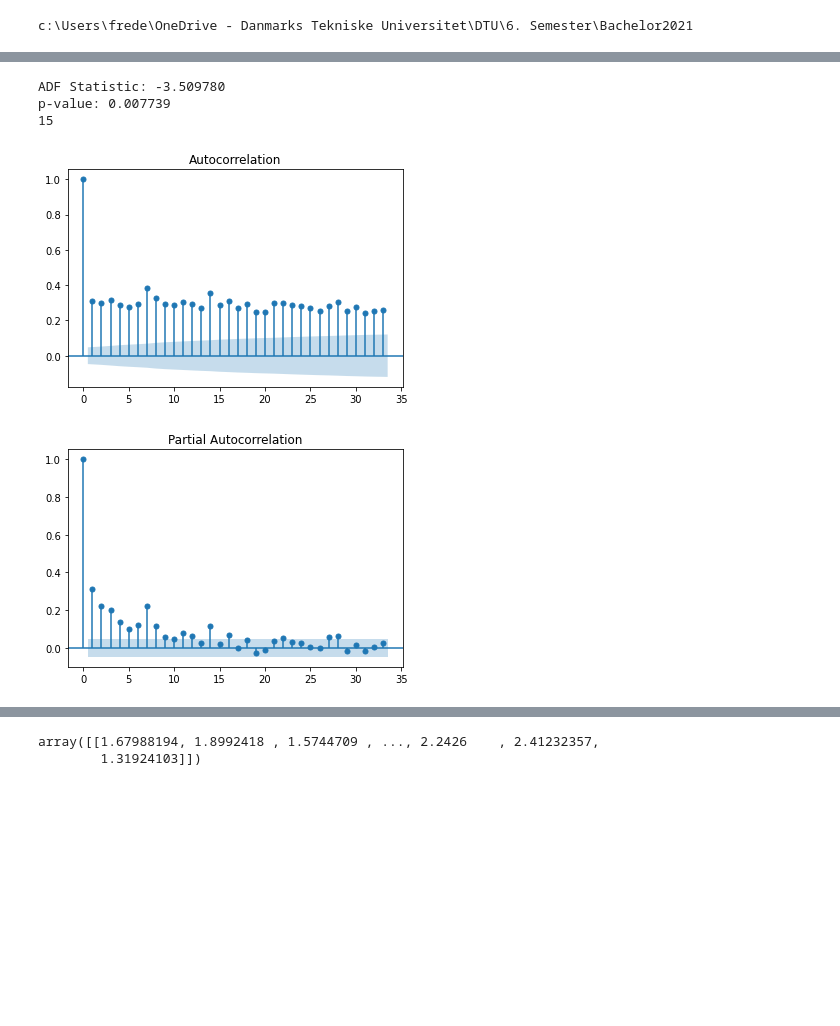
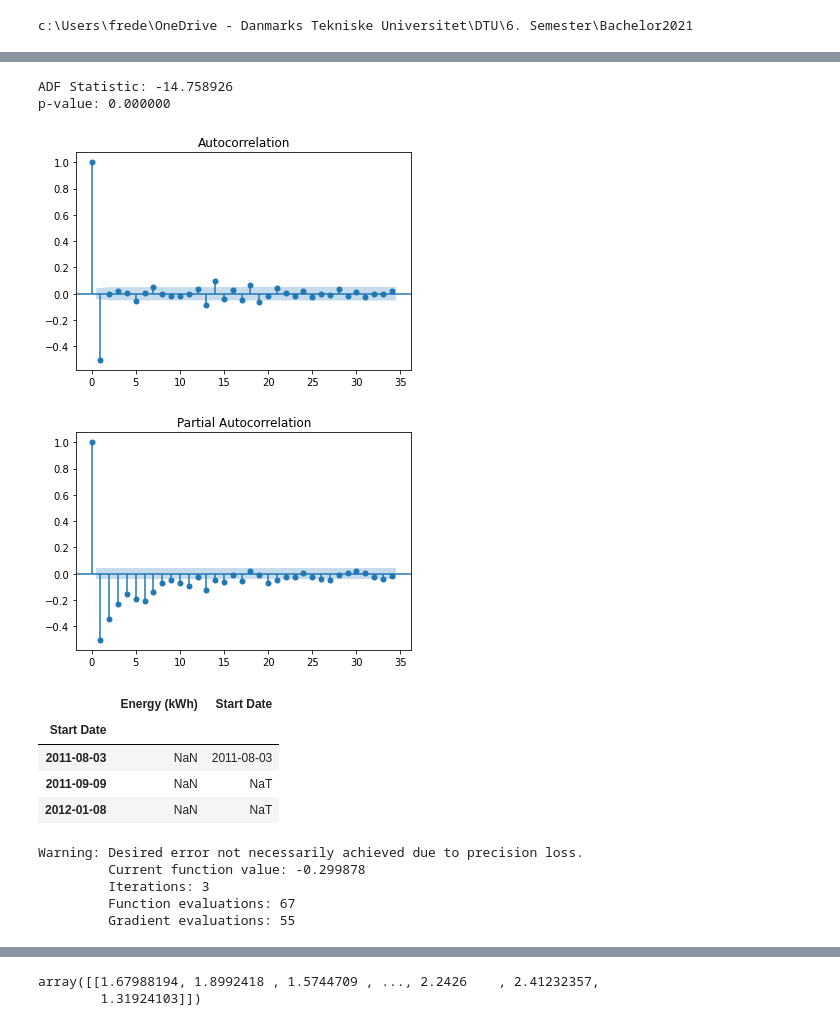
Before and after one commit to Jungar111/Bachelor2021, a Jupyter notebook: Modelling/ArimaTest.ipynb, the cells around one changed output, grey strips where cells are left out. Saved outputs shown, nothing was run; the diff lists cells and outputs as text; code cells hidden in the pictures; blank space fills up the shorter version.

Commit message:
Arima test

```diff
--- a/Modelling/ArimaTest.ipynb
+++ b/Modelling/ArimaTest.ipynb
@@ -25,3 +26,19 @@ X = df[['Energy (kWh)_lag1', 'Energy (kWh)_lag2',
        'Energy (kWh)_lag3', 'Energy (kWh)_lag4', 'Energy (kWh)_lag5']]
 y = df[["Energy (kWh)","Start Date"]]
 X_train, X_test, y_train, y_test = train_test_split(X, y, test_size=0.25, random_state=42, shuffle=False)
+# %%
+y_test['Energy (kWh)'] = np.log(y_test['Energy (kWh)'])
+y_test['Energy (kWh)'] = y_test['Energy (kWh)'].diff().dropna()
+
+
+y_train['Energy (kWh)'] = np.log(y_train['Energy (kWh)'])
+y_train['Energy (kWh)'] = y_train['Energy (kWh)'].diff().dropna()
+
+y_train = y_train.set_index("Start Date",drop=False)
+y_test = y_test.set_index("Start Date",drop=False)
+
+
+
+
+#y_test.index = y_test.index.to_period('D')
+#y_train.index = y_train.index.to_period('D')
@@ -31,10 +89,14 @@ y_test = y_test.drop(columns="Start Date")
 y_train.index=y_train["Start Date"]
 y_train = y_train.drop(columns="Start Date")
 # %%
+y_test['Energy (kWh)'] = np.log(y_test['Energy (kWh)'])
+y_test['Energy (kWh)'] = y_test['Energy (kWh)'].diff().dropna()
 y_test.index=y_test["Start Date"]
 y_test.index = y_test.index.to_period('D')
-y_test = y_test.drop(columns="Start Date")
+#y_test = y_test.drop(columns="Start Date")
 
+y_train['Energy (kWh)'] = np.log(y_train['Energy (kWh)'])
+y_train['Energy (kWh)'] = y_train['Energy (kWh)'].diff().dropna()
 y_train.index=y_train["Start Date"]
 y_train.index = y_train.index.to_period('D')
-y_train = y_train.drop(columns="Start Date")
+#y_train = y_train.drop(columns="Start Date")
@@ -40,0 +124,5 @@ y_train = y_train.drop(columns="Start Date")
+# %%
+y_train['Energy (kWh)'] = np.log(y_train['Energy (kWh)'])
+y_train['Energy (kWh)'] = y_train['Energy (kWh)'].diff()
+y_train = y_train.dropna()
+y_train
@@ -41,10 +170,8 @@ y_train = y_train.drop(columns="Start Date")
 # %%
-result = adfuller(y_train[600:].dropna())
+result = adfuller(y_train["Energy (kWh)"].dropna())
 print('ADF Statistic: %f' % result[0])
 print('p-value: %f' % result[1])
-print(result[2])
 # %% [output]
-ADF Statistic: -3.509780
-p-value: 0.007739
-15
+ADF Statistic: -14.758926
+p-value: 0.000000
 # %%
@@ -52,9 +179,9 @@ y_test = y_test.diff().dropna()
 y_train = y_train.diff().dropna()
 # %%
-plot_acf(y_train[600:])
+plot_acf(y_train["Energy (kWh)"].dropna())
 plt.show()
-plot_pacf(y_train[600:])
+plot_pacf(y_train["Energy (kWh)"].dropna())
 plt.show()
 # %% [output]
-[figure, old version]
+[figure, new version]
-[figure, old version]
+[figure, new version]
@@ -62,0 +192,8 @@ model1 = ARIMA(y_train.values[600:] ,order=(7,0,15))
+# %%
+y_train[y_train["Energy (kWh)"].isna()]
+# %% [output]
+|  | Energy (kWh) | Start Date |
+| Start Date |  |  |
+| 2011-08-03 | NaN | 2011-08-03 |
+| 2011-09-09 | NaN | NaT |
+| 2012-01-08 | NaN | NaT |
@@ -62,0 +204,8 @@ model1 = ARIMA(y_train.values[600:] ,order=(7,0,15))
+# %%
+sam_fit = sam.fit(method="bfgs", cov_type="robust")
+# %% [output]
+Warning: Desired error not necessarily achieved due to precision loss.
+         Current function value: -0.299878
+         Iterations: 3
+         Function evaluations: 67
+         Gradient evaluations: 55
```
Also changed, not shown: parts of 27 cells of this notebook.
